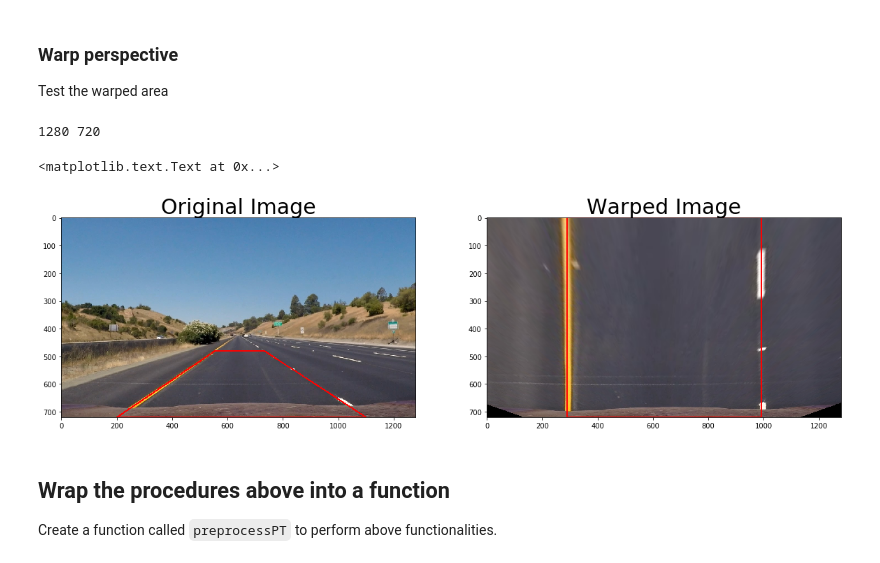
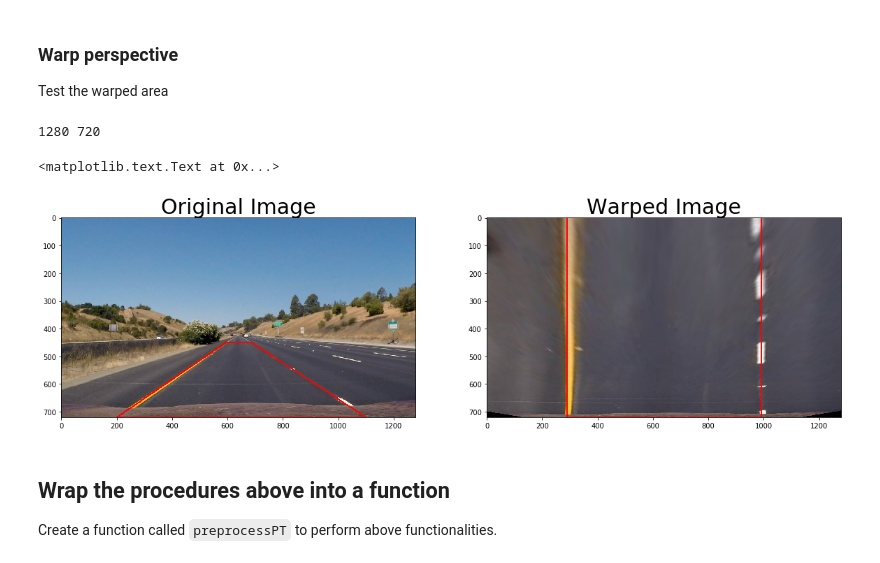
Before and after one commit to gcjyzdd/SDC-P4, a Jupyter notebook: AdvancedLanelineDetection.ipynb, the cells around one changed output. Saved outputs shown, nothing was run; the diff lists cells and outputs as text; code cells hidden in the pictures.

```diff
--- a/AdvancedLanelineDetection.ipynb
+++ b/AdvancedLanelineDetection.ipynb
@@ -233,37 +234,37 @@ print(width, height)
 
 
 # Set the view of perspective
-pts_list = [[200,height],[555, 480], [732,480], [1100,height]]
+pts_list = [[200,height],[595, 450], [686,450], [1100,height]]
 pts_list_dst = [[290,height],[290,0],[989,0],[989,height]]
 pts = np.array(pts_list, np.int32)
 pts = pts.reshape((-1,1,2))
 tmp = np.copy(img)
 
 # Draw the ROI on the image
 cv2.polylines(tmp,[pts],True,(255,0,0), thickness=3)
 
 points_src = np.float32(pts_list)
 points_dst = np.float32(pts_list_dst)
 
 M = cv2.getPerspectiveTransform(points_src, points_dst)
 Minv = cv2.getPerspectiveTransform(points_dst, points_src)
 
 warped = cv2.warpPerspective(img, M, (width, height))
 
 pts_dst = np.array(pts_list_dst, np.int32)
 pts_dst = pts_dst.reshape((-1,1,2))
 
 cv2.polylines(warped,[pts_dst],True,(255,0,0), thickness=3)
 
 f, (ax1, ax2) = plt.subplots(1, 2, figsize=(20,10))
 ax1.imshow(tmp)
 ax1.set_title('Original Image', fontsize=30)
 ax2.imshow(warped)
 ax2.set_title('Warped Image', fontsize=30)
 # %% [output]
 1280 720
 <matplotlib.text.Text at 0x...>
-[figure, old version]
+[figure, new version]
 # %%
 # Save the perspective transform matrix and other constants together
 dist_pickle = pickle.load( open( "camera_cal/wide_dist_pickle.p", "rb" ) )
```
Also changed, not shown: parts of 5 cells of this notebook, 2 other files.
